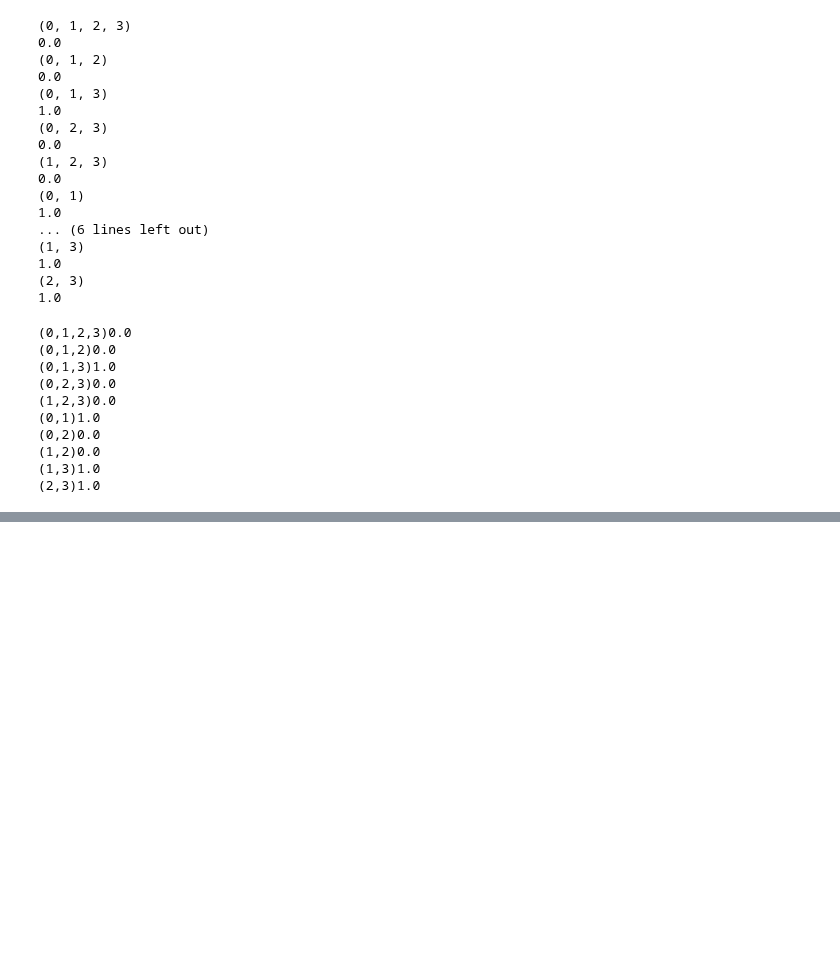
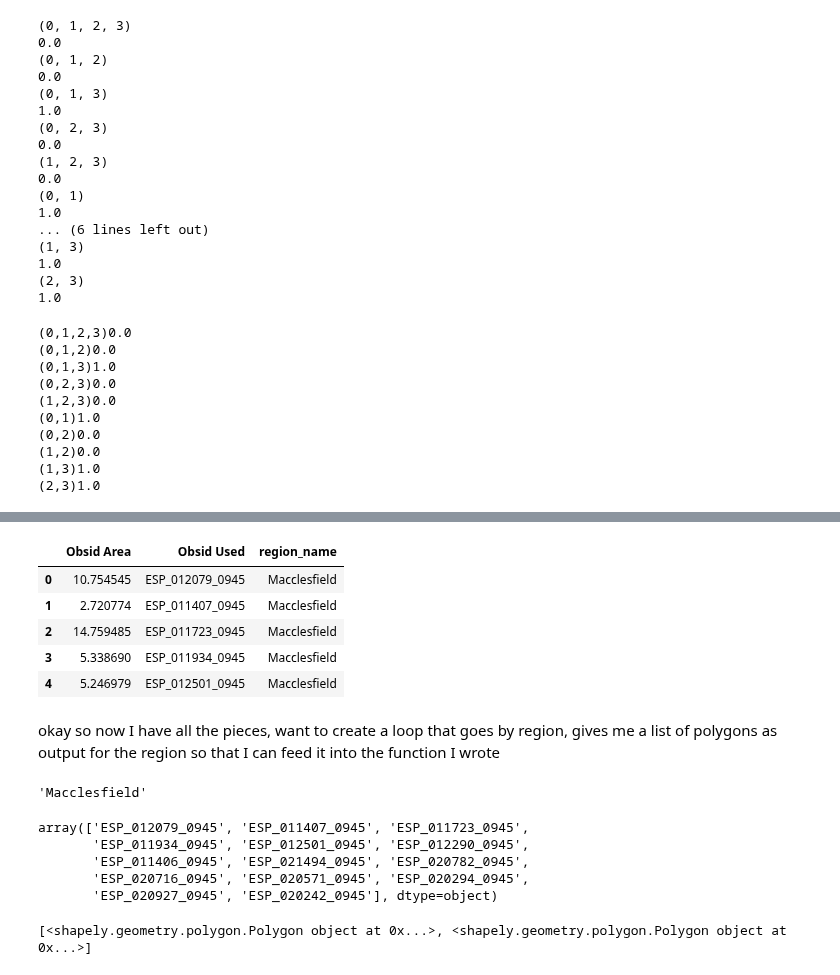
Before and after one commit to zalfalah/Honors, a Jupyter notebook: Testing Polygons.ipynb, the cells around one changed output, grey strips where cells are left out. Cells and saved outputs as stored; diff of their text form; code cells hidden in the pictures; blank space fills up the shorter version.

```diff
--- a/Testing Polygons.ipynb
+++ b/Testing Polygons.ipynb
@@ -749,0 +768,15 @@ interchecker_test(polybox2)
+# %%
+from shapely.geometry import MultiPoint
+
+
+def get_outer_polygon_for_obsid(obsid, return_hull=True):
+    tiles = pd.read_csv("tile_coordinates.csv")
+    obsid_tiles = tiles.query("obsid == @obsid")
+    cols = "BodyFixedCoordinateX BodyFixedCoordinateY".split()
+    coords = obsid_tiles[cols]
+    coords.columns = ["x", "y"]
+    mp = MultiPoint(list(zip(coords.x, coords.y)))
+    if return_hull:
+        return mp.convex_hull
+    else:
+        return mp
@@ -749,0 +803,23 @@ interchecker_test(polybox2)
+# %%
+results.head() #neat, that's what I wanted!
+# %% [output]
+|  | Obsid Area | Obsid Used | region_name |
+| 0 | 10.754545 | ESP_012079_0945 | Macclesfield |
+| 1 | 2.720774 | ESP_011407_0945 | Macclesfield |
+| 2 | 14.759485 | ESP_011723_0945 | Macclesfield |
+| 3 | 5.338690 | ESP_011934_0945 | Macclesfield |
+| 4 | 5.246979 | ESP_012501_0945 | Macclesfield |
+# %% [markdown]
+okay so now I have all the pieces, want to create a loop that goes by region, gives me a list of polygons as output for the region so that I can feed it into the function I wrote
+# %%
+allregion[0]
+# %% [output]
+'Macclesfield'
+# %%
+olddata[olddata['region_name'] == 'Macclesfield'].obsid.unique()
+# %% [output]
+array(['ESP_012079_0945', 'ESP_011407_0945', 'ESP_011723_0945',
+       'ESP_011934_0945', 'ESP_012501_0945', 'ESP_012290_0945',
+       'ESP_011406_0945', 'ESP_021494_0945', 'ESP_020782_0945',
+       'ESP_020716_0945', 'ESP_020571_0945', 'ESP_020294_0945',
+       'ESP_020927_0945', 'ESP_020242_0945'], dtype=object)
@@ -749,0 +829,7 @@ interchecker_test(polybox2)
+# %%
+bucket = []
+bucket.append(x)
+bucket.append(y)
+print(bucket)
+# %% [output]
+[<shapely.geometry.polygon.Polygon object at 0x...>, <shapely.geometry.polygon.Polygon object at 0x...>]
```
Also changed, not shown: parts of 25 cells of this notebook, 2 other files.
